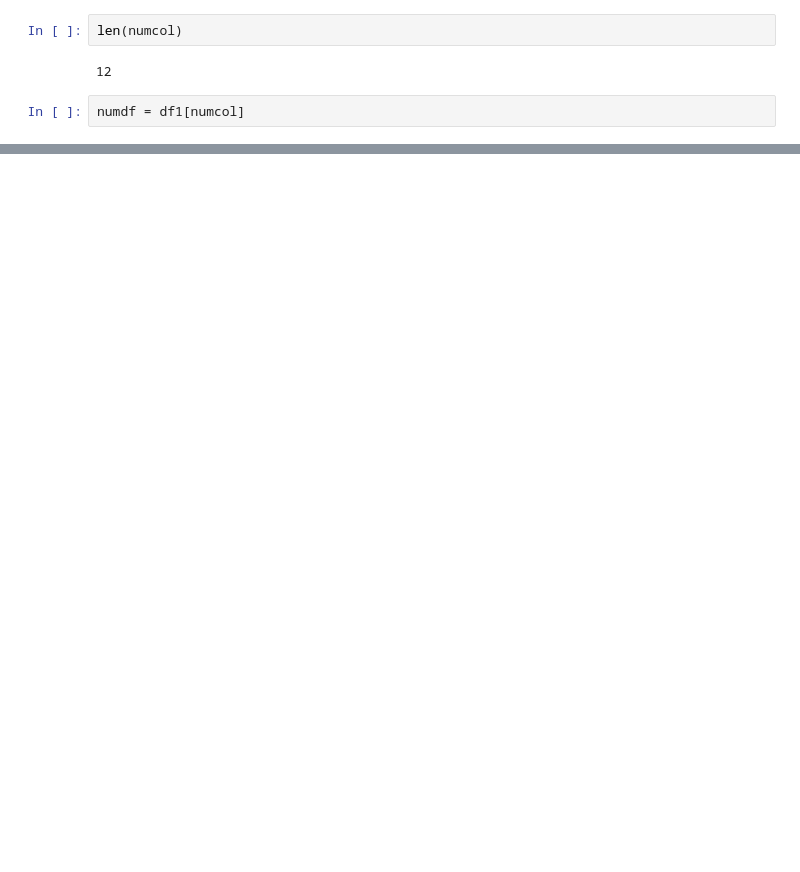
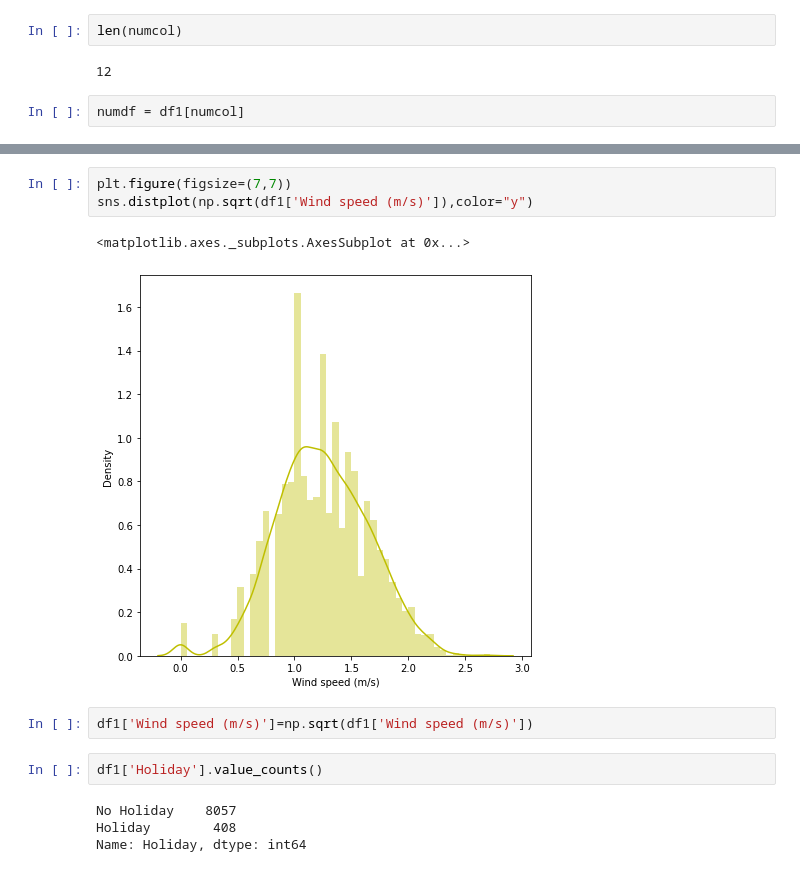
Before and after one commit to Yaseerkhan001/Bike-sharing-demand-predication, a Jupyter notebook: ML_Capstone_Project_1_Trial_1.ipynb, the cells around one changed output, grey strips where cells are left out. Cells and saved outputs as stored; diff of their text form; blank space fills up the shorter version.

```diff
--- a/ML_Capstone_Project_1_Trial_1.ipynb
+++ b/ML_Capstone_Project_1_Trial_1.ipynb
@@ -175,0 +196,14 @@ nothing to commit, working tree clean
+# %%
+plt.figure(figsize=(7,7))
+sns.distplot(np.sqrt(df1['Wind speed (m/s)']),color="y")
+# %% [output]
+<matplotlib.axes._subplots.AxesSubplot at 0x...>
+[figure, added]
+# %%
+df1['Wind speed (m/s)']=np.sqrt(df1['Wind speed (m/s)'])
+# %%
+df1['Holiday'].value_counts()
+# %% [output]
+No Holiday    8057
+Holiday        408
+Name: Holiday, dtype: int64
```
Also changed, not shown: parts of 36 cells of this notebook.
